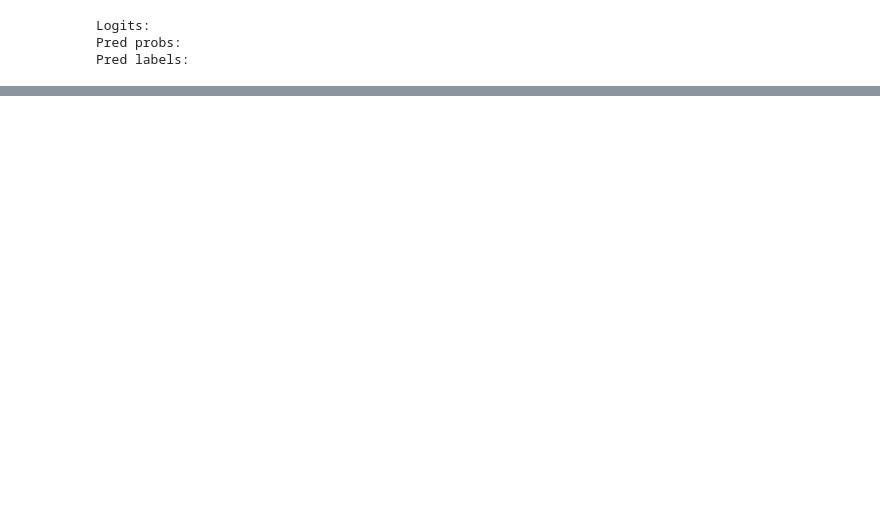
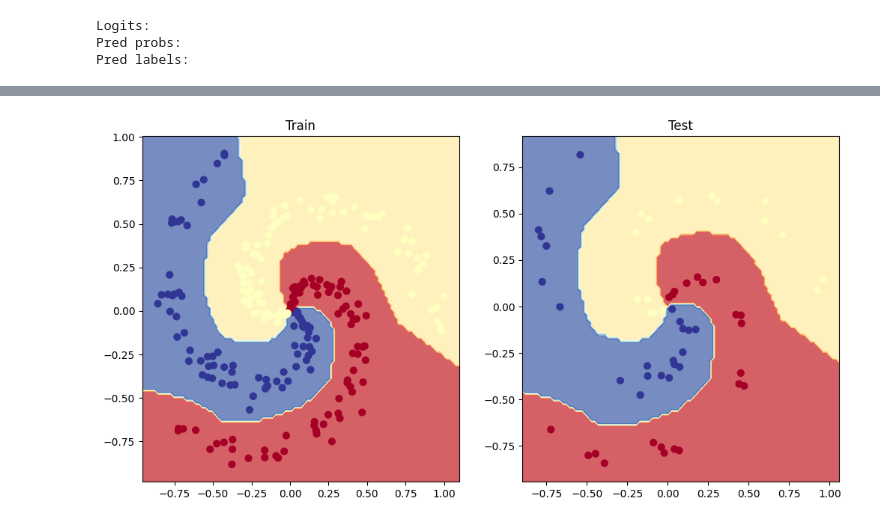
Before and after one commit to VivekMishra5210/pytorch-deep-learning, a Jupyter notebook: extras/exercises/02_pytorch_classification_exercises.ipynb, the cells around one changed output, grey strips where cells are left out. Drawn from its saved outputs; the diff is of its cells as text; code cells hidden in the pictures; blank space fills up the shorter version.

```diff
--- a/extras/exercises/02_pytorch_classification_exercises.ipynb
+++ b/extras/exercises/02_pytorch_classification_exercises.ipynb
@@ -307,35 +487,40 @@ Pred labels:
 # %%
 # Setup loss function and optimizer
-# loss_fn =
-# optimizer =
+loss_fn = nn.CrossEntropyLoss()
+optimizer = torch.optim.AdamW(params=model_2.parameters(), lr=0.001)
 # %%
 # Build a training loop for the model
-
+epochs = 1000
 # Loop over data
-
+for epoch in range(epochs):
 
   ## Training
-
+  model_2.train()
   # 1. Forward pass
-
-
+  y_logits = model_2(X_train)
+  y_pred = torch.softmax(y_logits, dim=1)
+  y_pred_label = torch.argmax(y_pred, dim=1)
   # 2. Calculate the loss
-
+  loss= loss_fn(y_logits, y_train)
 
   # 3. Optimizer zero grad
-
+  optimizer.zero_grad()
 
   # 4. Loss backward
-
+  loss.backward()
 
   # 5. Optimizer step
-
+  optimizer.step()
 
   ## Testing
-
-
+  model_2.eval()
+  with torch.inference_mode():
     # 1. Forward pass
-
+    test_logits = model_2(X_test).squeeze()
+    test_pred = torch.argmax(torch.softmax(test_logits, dim=1), dim=1)
     # 2. Caculate loss and acc
-
+    test_loss = loss_fn(test_logits, y_test)
+    test_acc = acc_fn(test_pred, y_test)
   # Print out what's happening every 100 epochs
+  if epoch % 100 == 0:
+    print(f"Epoch: {epoch} | Loss: {loss:.5f}, Acc: {acc:.2f}% | Test loss: {test_loss:.5f}, Test acc: {test_acc:.2f}%")
@@ -343,0 +538,12 @@ Pred labels:
+# %%
+# Plot decision boundaries for training and test sets
+plt.figure(figsize=(12,6))
+plt.subplot(1,2,1)
+plt.title("Train")
+plot_decision_boundary(model_2, X_train, y_train)
+plt.subplot(1,2,2)
+plt.title("Test")
+plot_decision_boundary(model_2, X_test, y_test)
+plt.show()
+# %% [output]
+[figure, added]
```
Also changed, not shown: parts of 29 cells of this notebook.
